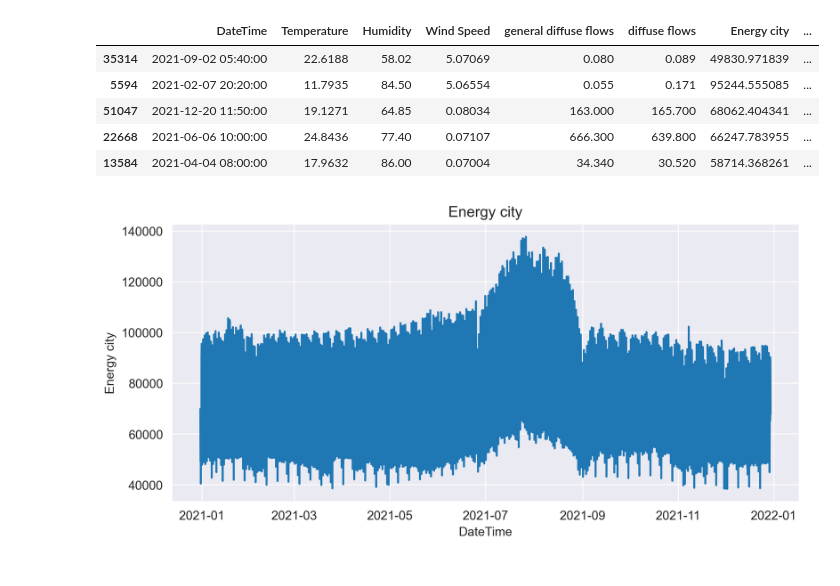
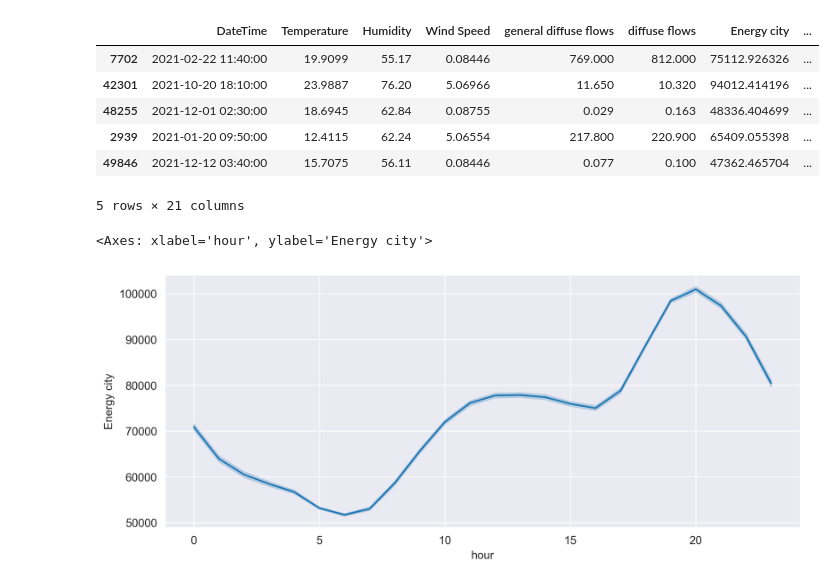
Before and after one commit to dead4an/energy-city, a Jupyter notebook: train.ipynb, the cells around one changed output. Cells and saved outputs as stored; diff of their text form; code cells hidden in the pictures.

```diff
--- a/train.ipynb
+++ b/train.ipynb
@@ -51,5 +53,5 @@ test_data.sample(5)
 # %%
-class DatetimeTransformer(BaseEstimator, TransformerMixin):
+class DataPreprocessor(BaseEstimator, TransformerMixin):
     def __init__(self, transform_train=True):
         self.transform_train = transform_train
 
@@ -63,40 +65,58 @@ class DatetimeTransformer(BaseEstimator, TransformerMixin):
         # Base
         X_['year'] = X_['DateTime'].dt.year
         X_['month'] = X_['DateTime'].dt.month
-        X_['weekday'] = X_['DateTime'].dt.weekday + 1
+        X_['weekday'] = X_['DateTime'].dt.weekday
         X_['hour'] = X_['DateTime'].dt.hour
 
+        # Additional time features
+        X_['weekofyear'] = X_['DateTime'].dt.isocalendar().week.astype('int32')
+        X_['dayofyear'] = X_['DateTime'].dt.dayofyear
+        X_['is_summer'] = (X_['month'] > 5) & (X_['month'] < 9)
+        X_['first_part'] = (X_['hour'] > 6) & (X_['hour'] < 17)
+        X_['third_part'] = (X_['hour'] > 0) & (X_['hour'] < 7)
+        X_['second_part'] = ~(X_['first_part'] | X_['third_part'])
+
+        # Weekday
+        X_['monday'] = X_['DateTime'].dt.weekday.eq(0)
+        X_['tuesday'] = X_['DateTime'].dt.weekday.eq(1)
+        X_['wednesday'] = X_['DateTime'].dt.weekday.eq(2)
+        X_['thursday'] = X_['DateTime'].dt.weekday.eq(3)
+        X_['friday'] = X_['DateTime'].dt.weekday.eq(4)
+
         # Cycle
-        X_['month_sin'] = np.sin(np.pi * 2 * X_['month'] / 12)
-        X_['month_cos'] = np.cos(np.pi * 2 * X_['month'] / 12)
-        X_['weekday_sin'] = np.sin(np.pi * 2 * X_['weekday'] / 7)
-        X_['weekday_cos'] = np.cos(np.pi * 2 * X_['weekday'] / 7)
+        # X_['month_sin'] = np.sin(np.pi * 2 * X_['month'] / 12)
+        # X_['month_cos'] = np.cos(np.pi * 2 * X_['month'] / 12)
+        # X_['weekday_sin'] = np.sin(np.pi * 2 * X_['weekday'] / 7)
+        # X_['weekday_cos'] = np.cos(np.pi * 2 * X_['weekday'] / 7)
         X_['hour_sin'] = np.sin(np.pi * 2 * X_['hour'] / 12)
         X_['hour_cos'] = np.cos(np.pi * 2 * X_['hour'] / 12)
+
+        # Phisical
+        X_['microclimate1'] = X_['Temperature'] * X_['Humidity']
+        X_['microclimate2'] = X_['Temperature'] * X_['Wind Speed']
 
         if self.transform_train:
             X_ = X_.drop(['DateTime', 'year'], axis=1)
 
         return X_
 # %%
-datetime_preproc = DatetimeTransformer(transform_train=False)
-train_data_preproc = datetime_preproc.transform(train_data)
-test_data_preproc = datetime_preproc.transform(test_data)
+data_preprocessor = DataPreprocessor(transform_train=False)
+train_data_preproc = data_preprocessor.transform(train_data)
 train_data_preproc.sample(5)
 # %% [output]
 |  | DateTime | Temperature | Humidity | Wind Speed | general diffuse flows | diffuse flows | Energy city | ... |
-| 35314 | 2021-09-02 05:40:00 | 22.6188 | 58.02 | 5.07069 | 0.080 | 0.089 | 49830.971839 | ... |
-| 5594 | 2021-02-07 20:20:00 | 11.7935 | 84.50 | 5.06554 | 0.055 | 0.171 | 95244.555085 | ... |
-| 51047 | 2021-12-20 11:50:00 | 19.1271 | 64.85 | 0.08034 | 163.000 | 165.700 | 68062.404341 | ... |
-| 22668 | 2021-06-06 10:00:00 | 24.8436 | 77.40 | 0.07107 | 666.300 | 639.800 | 66247.783955 | ... |
-| 13584 | 2021-04-04 08:00:00 | 17.9632 | 86.00 | 0.07004 | 34.340 | 30.520 | 58714.368261 | ... |
+| 7702 | 2021-02-22 11:40:00 | 19.9099 | 55.17 | 0.08446 | 769.000 | 812.000 | 75112.926326 | ... |
+| 42301 | 2021-10-20 18:10:00 | 23.9887 | 76.20 | 5.06966 | 11.650 | 10.320 | 94012.414196 | ... |
+| 48255 | 2021-12-01 02:30:00 | 18.6945 | 62.84 | 0.08755 | 0.029 | 0.163 | 48336.404699 | ... |
+| 2939 | 2021-01-20 09:50:00 | 12.4115 | 62.24 | 5.06554 | 217.800 | 220.900 | 65409.055398 | ... |
+| 49846 | 2021-12-12 03:40:00 | 15.7075 | 56.11 | 0.08446 | 0.077 | 0.100 | 47362.465704 | ... |
+5 rows × 21 columns
 # %%
-plt.figure(figsize=(9, 4), dpi=300)
-sns.lineplot(data=train_data_preproc, x='DateTime', y='Energy city')
-plt.title('Energy city')
-plt.show()
+plt.figure(figsize=(10, 4), dpi=300)
+sns.lineplot(data=train_data_preproc, x='hour', y='Energy city')
 # %% [output]
+<Axes: xlabel='hour', ylabel='Energy city'>
-[figure, old version]
+[figure, new version]
 # %%
 X = train_data.iloc[:, :-1]
 y = train_data['Energy city']
```
Also changed, not shown: parts of 23 cells of this notebook, 1 other file.
